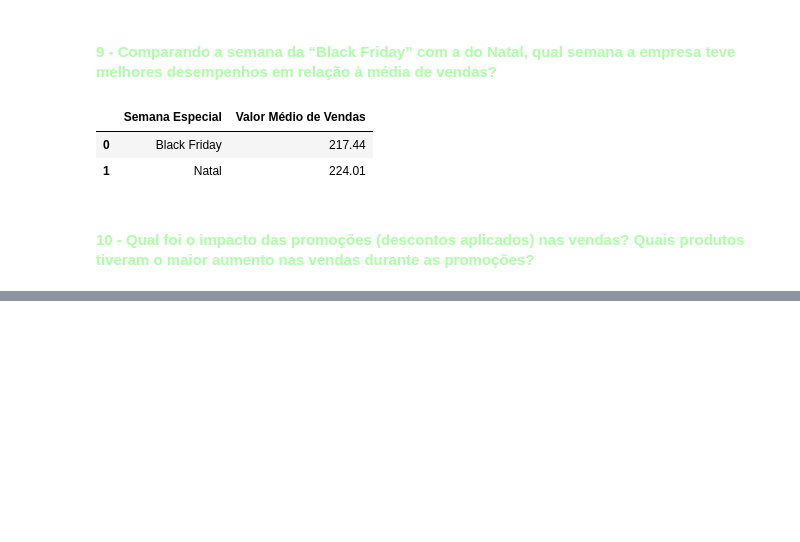
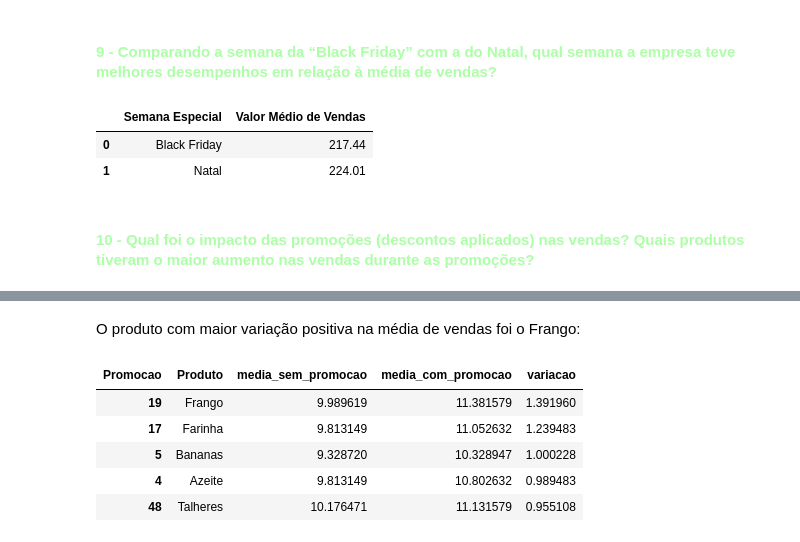
Before and after one commit to flavio1401/projeto_ada_modulo_3, a Jupyter notebook: projeto_final_flavio_garcia_torres.ipynb, the cells around one changed output, grey strips where cells are left out. Saved outputs shown, nothing was run; the diff lists cells and outputs as text; code cells hidden in the pictures; blank space fills up the shorter version.

```diff
--- a/projeto_final_flavio_garcia_torres.ipynb
+++ b/projeto_final_flavio_garcia_torres.ipynb
@@ -466,0 +428,12 @@ semana_especial
+# %% [markdown]
+O produto com maior variação positiva na média de vendas foi o Frango:
+# %%
+comparacao['variacao'] = comparacao['media_com_promocao'] - comparacao['media_sem_promocao']
+comparacao.sort_values(ascending=False, by='variacao').head(5)
+# %% [output]
+| Promocao | Produto | media_sem_promocao | media_com_promocao | variacao |
+| 19 | Frango | 9.989619 | 11.381579 | 1.391960 |
+| 17 | Farinha | 9.813149 | 11.052632 | 1.239483 |
+| 5 | Bananas | 9.328720 | 10.328947 | 1.000228 |
+| 4 | Azeite | 9.813149 | 10.802632 | 0.989483 |
+| 48 | Talheres | 10.176471 | 11.131579 | 0.955108 |
```
Also changed, not shown: parts of 14 cells of this notebook.
